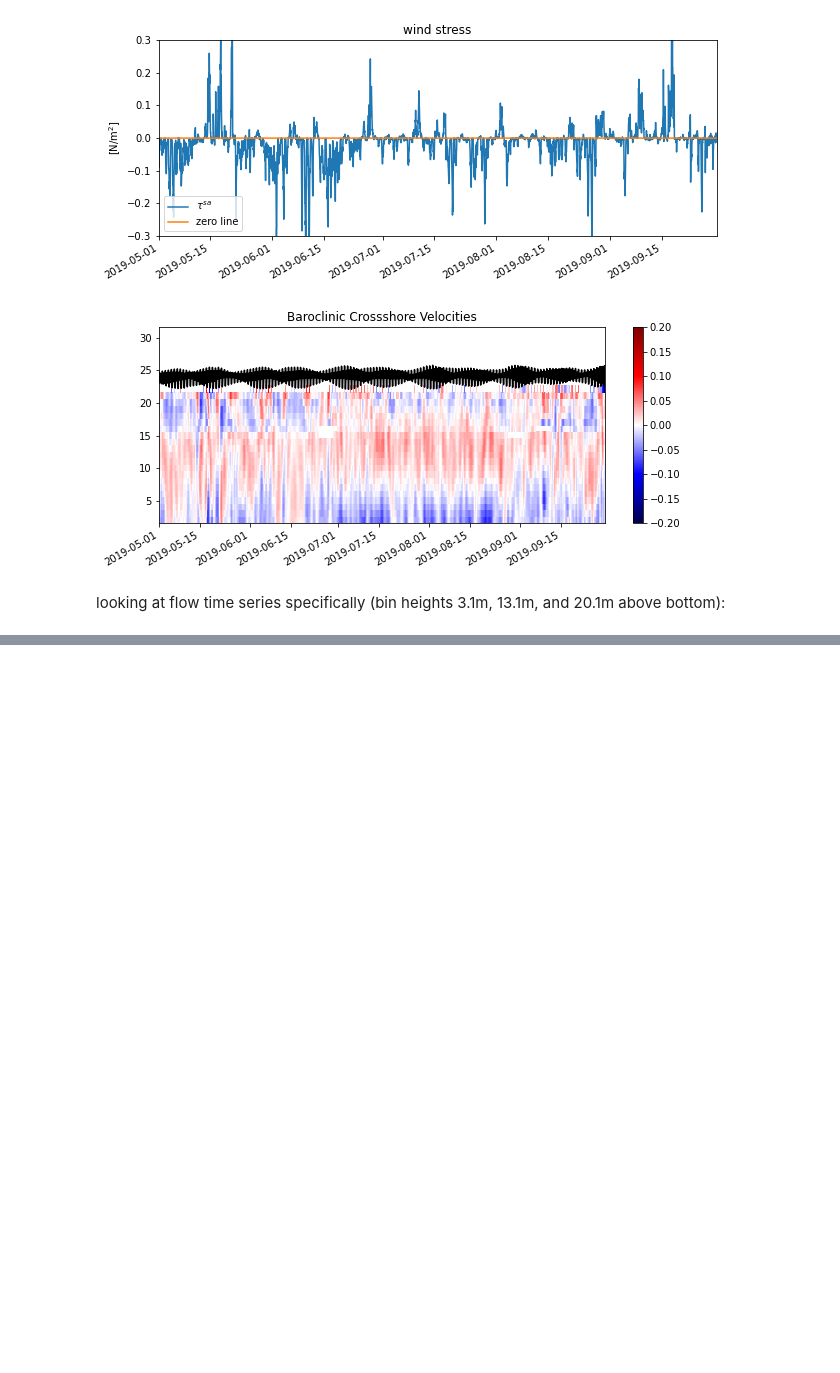
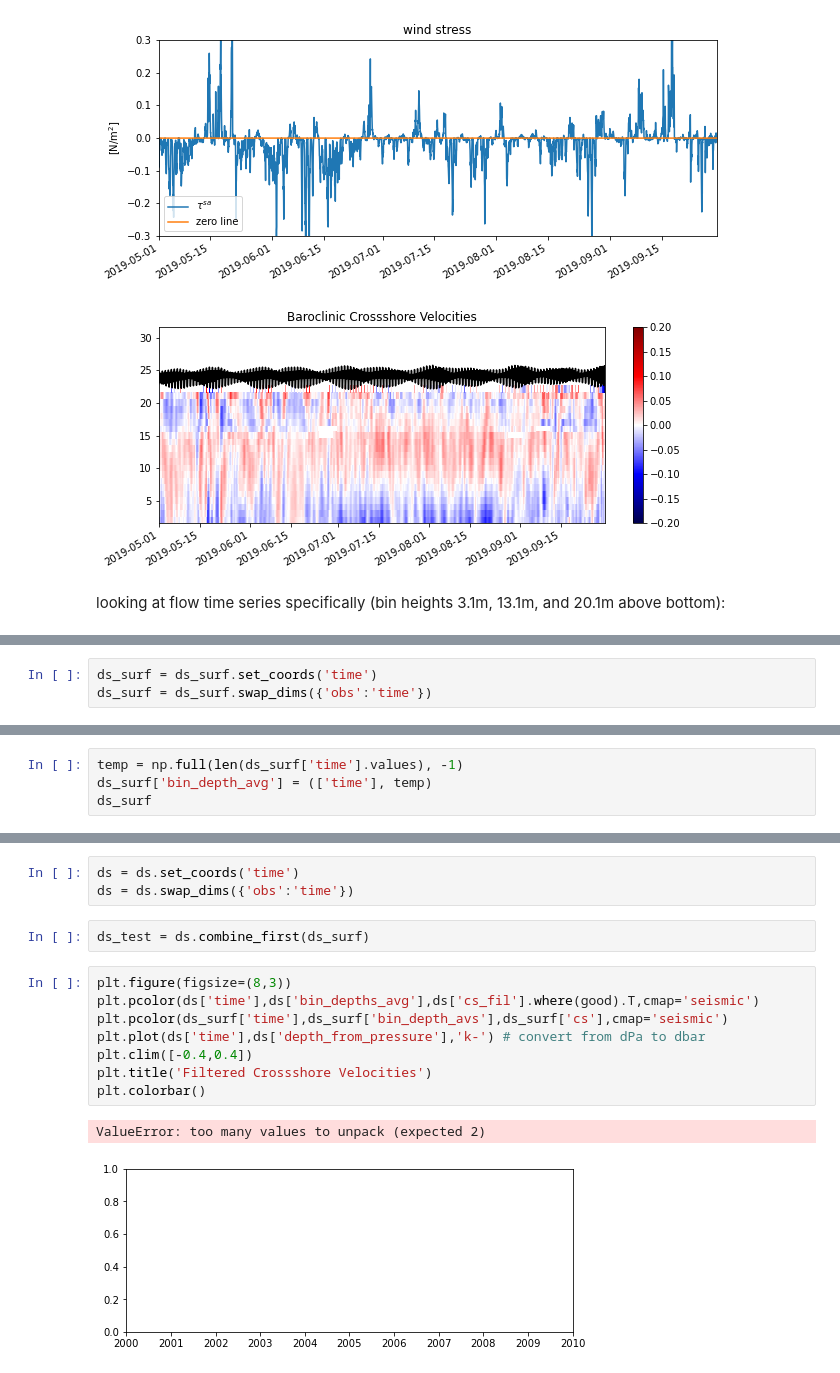
Before and after one commit to ascherer97/REU21, a Jupyter notebook: inshore_adcp_analysis.ipynb, the cells around one changed output, grey strips where cells are left out. Cells and saved outputs as stored; diff of their text form; blank space fills up the shorter version.

```diff
--- a/inshore_adcp_analysis.ipynb
+++ b/inshore_adcp_analysis.ipynb
@@ -410,0 +473,3 @@ ax2.set_ylim([-.08,.08])
+# %%
+ds_surf = ds_surf.set_coords('time')
+ds_surf = ds_surf.swap_dims({'obs':'time'})
@@ -410,0 +496,4 @@ ax2.set_ylim([-.08,.08])
+# %%
+temp = np.full(len(ds_surf['time'].values), -1)
+ds_surf['bin_depth_avg'] = (['time'], temp)
+ds_surf
@@ -410,0 +518,16 @@ ax2.set_ylim([-.08,.08])
+# %%
+ds = ds.set_coords('time')
+ds = ds.swap_dims({'obs':'time'})
+# %%
+ds_test = ds.combine_first(ds_surf)
+# %%
+plt.figure(figsize=(8,3))
+plt.pcolor(ds['time'],ds['bin_depths_avg'],ds['cs_fil'].where(good).T,cmap='seismic')
+plt.pcolor(ds_surf['time'],ds_surf['bin_depth_avs'],ds_surf['cs'],cmap='seismic')
+plt.plot(ds['time'],ds['depth_from_pressure'],'k-') # convert from dPa to dbar
+plt.clim([-0.4,0.4])
+plt.title('Filtered Crossshore Velocities')
+plt.colorbar()
+# %% [output]
+ValueError: too many values to unpack (expected 2)
+[figure, added]
```
Also changed, not shown: parts of 12 cells of this notebook.
